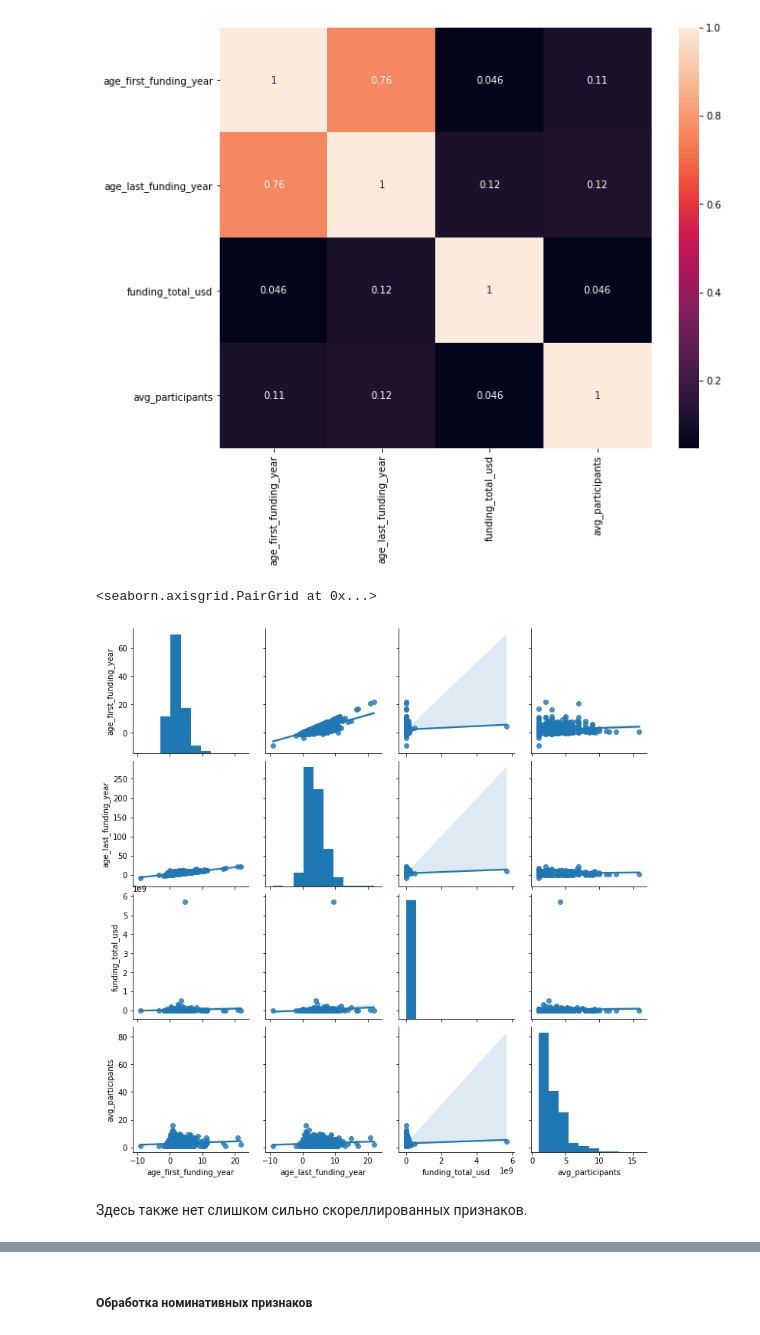
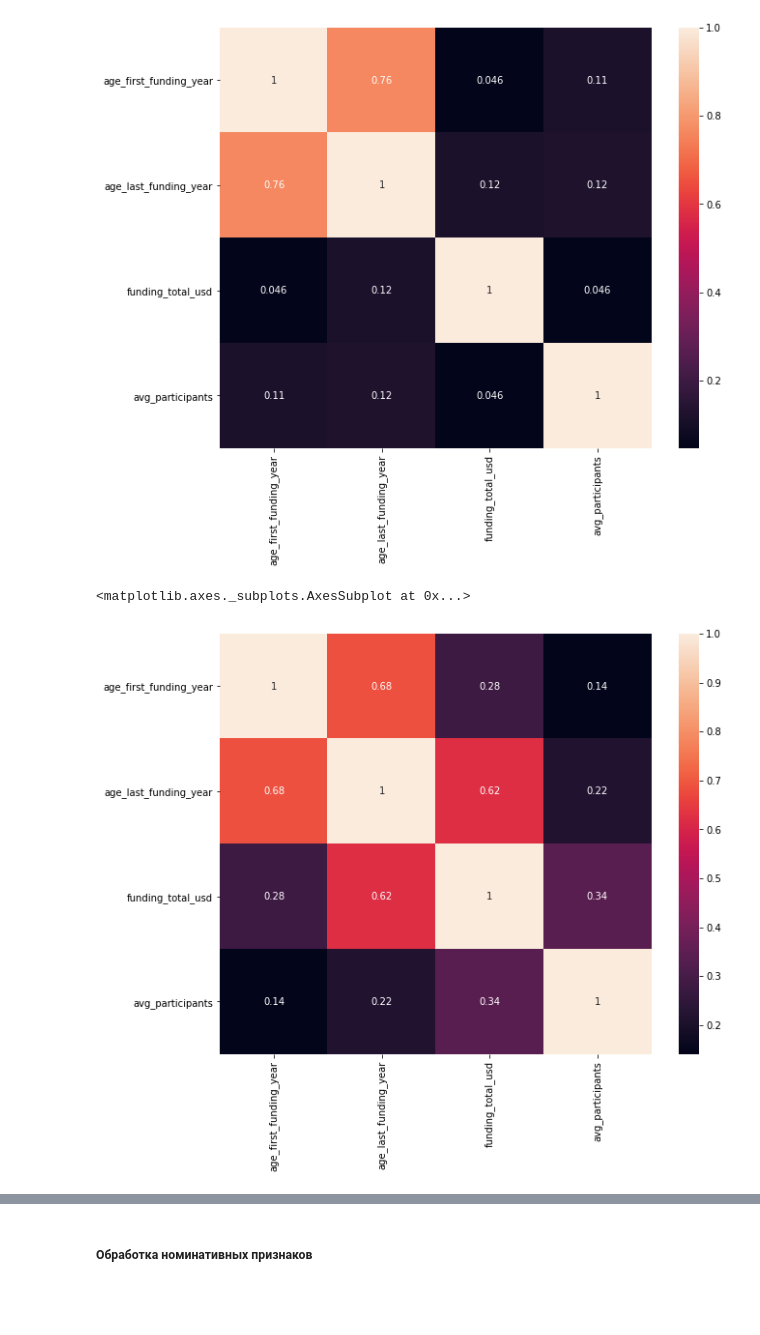
Before and after one commit to Seuranta/MyPublic, a Jupyter notebook: Startup prediction/Startup prediction.ipynb, the cells around one changed output, grey strips where cells are left out. Cells and saved outputs as stored; diff of their text form; code cells hidden in the pictures; blank space fills up the shorter version.

```diff
--- a/Startup prediction/Startup prediction.ipynb
+++ b/Startup prediction/Startup prediction.ipynb
@@ -482,10 +569,10 @@ correlations(df_quantitative)
 # %% [output]
 <matplotlib.axes._subplots.AxesSubplot at 0x...>
 [figure]
-# %%
-sns.pairplot(df_quantitative, kind = 'reg')
-# %% [output]
-<seaborn.axisgrid.PairGrid at 0x...>
-[figure, removed]
-# %% [markdown]
-Здесь также нет слишком сильно скореллированных признаков.
+# %%
+#Корреляция Спирмена
+plt.rcParams["figure.figsize"] = (10,8)
+spearman_correlation(df_quantitative)
+# %% [output]
+<matplotlib.axes._subplots.AxesSubplot at 0x...>
+[figure, added]
```
Also changed, not shown: parts of 40 cells of this notebook.
